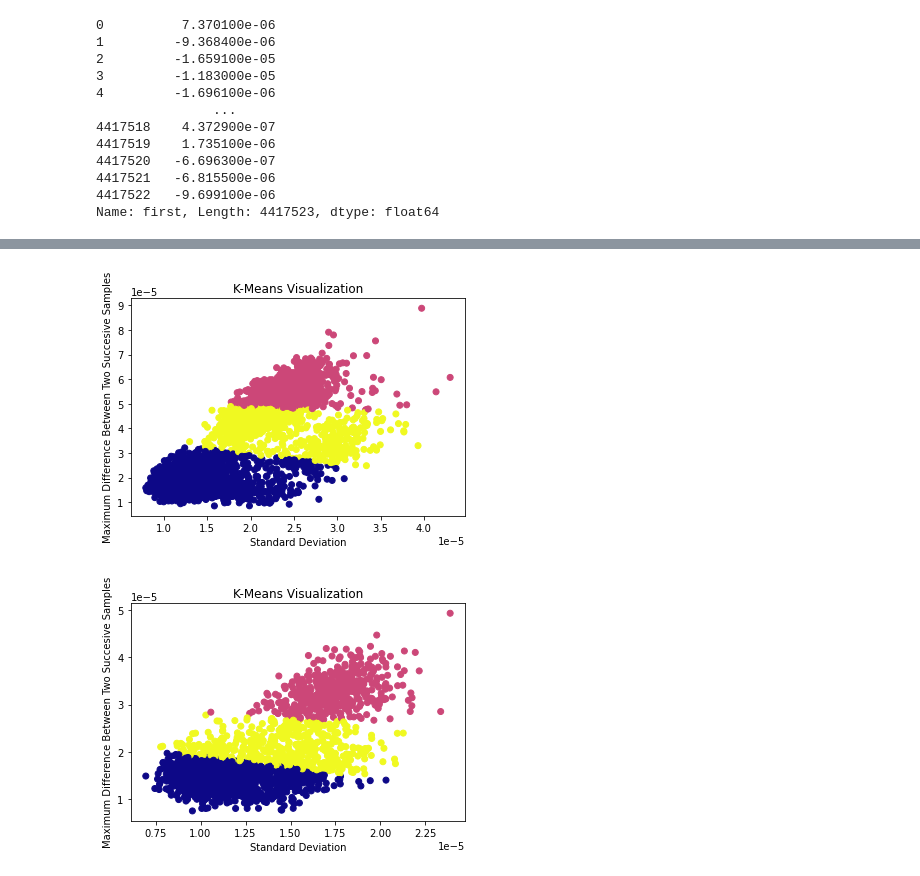
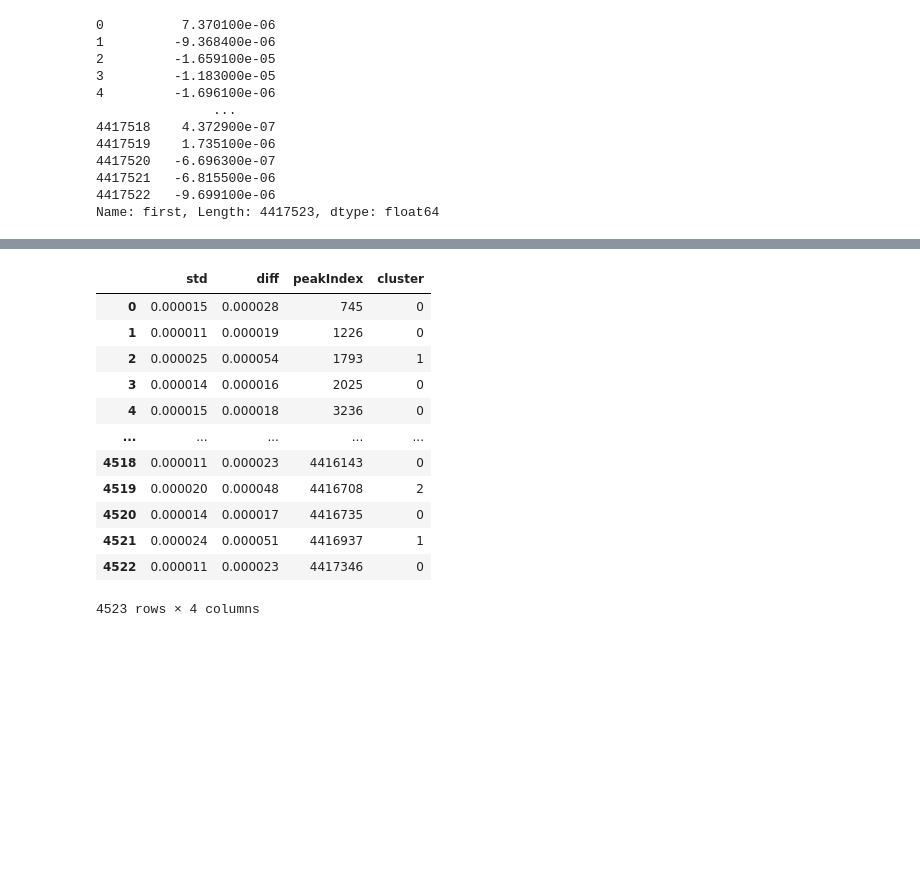
Before and after one commit to omarelwaliely/SpikeSorting, a Jupyter notebook: Untitled.ipynb, the cells around one changed output, grey strips where cells are left out. Saved outputs shown, nothing was run; the diff lists cells and outputs as text; code cells hidden in the pictures; blank space fills up the shorter version.

```diff
--- a/Untitled.ipynb
+++ b/Untitled.ipynb
@@ -48,11 +63,12 @@ def extractFeatures(df,windowSize):
             window = arr[int(start):int(end)]
             std = np.std(window)
             diff = np.max(np.abs(np.diff(window)))
-            maxPeak = np.max(window)
-            minPeak = np.min(window)
-            featureList.append({'std': std, 'diff': diff,'peakIndex' : maxInd, 'maxPeak': maxPeak, 'minPeak':minPeak })
+            featureList.append({'std': std, 'diff': diff,'peakIndex' : maxInd })
             i = end
         else:
             i += 1
     featuresDF = pd.DataFrame(featureList)
-    return featuresDF, threshold
+    return featuresDF
+# %%
+features1 = extractFeatures(first, windowSize)
+features1
@@ -58,0 +89,3 @@ def extractFeatures(df,windowSize):
+# %%
+features2 = extractFeatures(second, windowSize)
+features2
@@ -59,2 +106,26 @@ def extractFeatures(df,windowSize):
+# %%
+def addCluster(features):
+    X = features[['diff', 'std']]
+    kmeans = KMeans(n_clusters=3)
+    features['cluster'] = kmeans.fit_predict(X)
+    return features
+# %%
+features1 = addCluster(features1)
+features2 = addCluster(features2)
+features1
+# %% [output]
+|  | std | diff | peakIndex | cluster |
+| 0 | 0.000015 | 0.000028 | 745 | 0 |
+| 1 | 0.000011 | 0.000019 | 1226 | 0 |
+| 2 | 0.000025 | 0.000054 | 1793 | 1 |
+| 3 | 0.000014 | 0.000016 | 2025 | 0 |
+| 4 | 0.000015 | 0.000018 | 3236 | 0 |
+| ... | ... | ... | ... | ... |
+| 4518 | 0.000011 | 0.000023 | 4416143 | 0 |
+| 4519 | 0.000020 | 0.000048 | 4416708 | 2 |
+| 4520 | 0.000014 | 0.000017 | 4416735 | 0 |
+| 4521 | 0.000024 | 0.000051 | 4416937 | 1 |
+| 4522 | 0.000011 | 0.000023 | 4417346 | 0 |
+4523 rows × 4 columns
 # %%
 def plotFeatures(features):
@@ -67,18 +135,3 @@ def plotFeatures(features):
     plt.title('K-Means Visualization')
     plt.show()
     return features
-# %%
-windowSize = 0.002 * 24414
-windowSize = int(windowSize)
-first = pd.DataFrame()
-second = pd.DataFrame()
-first, second = splitColumns("Data.txt")
-features1, threshold = extractFeatures(first,windowSize)
-features2, threshold2 = extractFeatures(second,windowSize)
-features1 = plotFeatures(features1)
-features2 = plotFeatures(features2)
-features1.to_csv("features1.csv",index = False)
-features2.to_csv("features2.csv", index = False)
-# %% [output]
-[figure, removed]
-[figure, removed]
```
Also changed, not shown: parts of 17 cells of this notebook, 1 other file.
